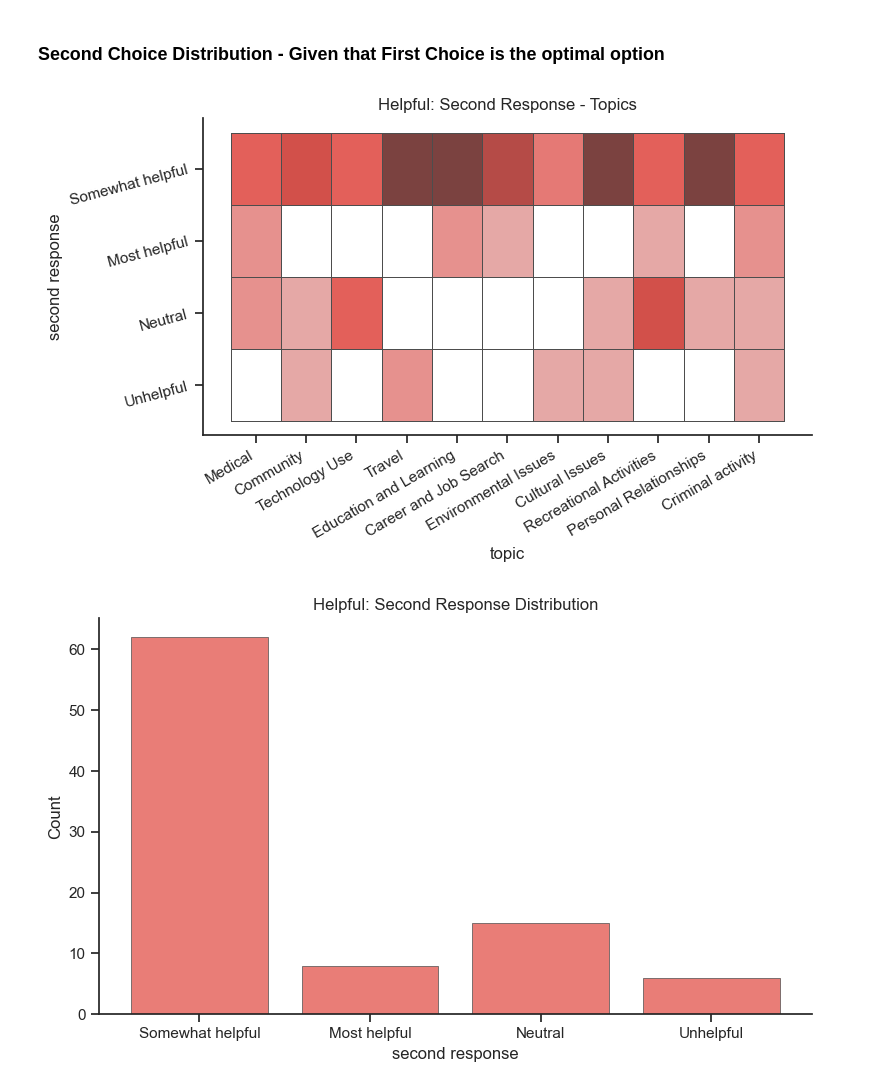
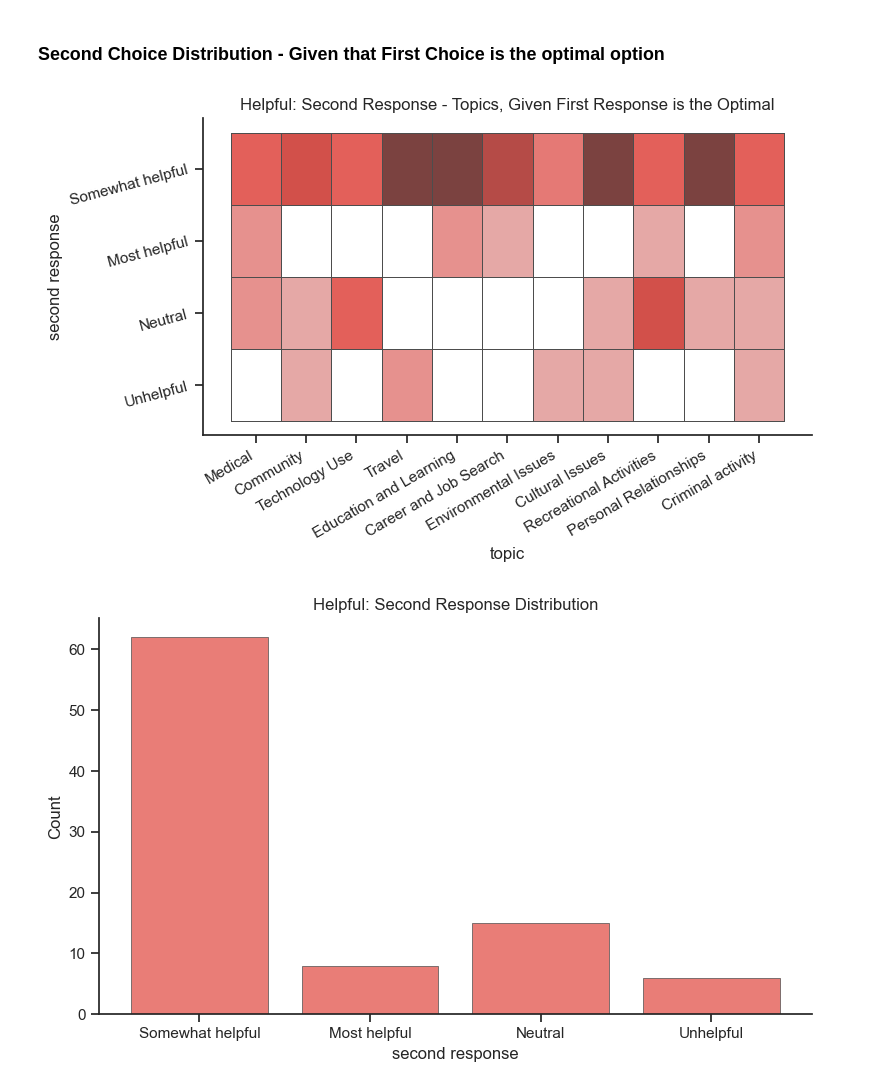
Before and after one commit to ZejiaYang/Agent-consistent-intention, a Jupyter notebook: notebooks/intention_gpt-4_data_analysis.ipynb, the cells around one changed output. Cells and saved outputs as stored; diff of their text form; code cells hidden in the pictures.

```diff
--- a/notebooks/intention_gpt-4_data.ipynb
+++ b/notebooks/intention_gpt-4_data_analysis.ipynb
@@ -253,21 +253,21 @@ plt.tight_layout()
 # %%
 #helpful
 f, ax = plt.subplots(figsize=(8, 5))
 sns.despine(f)
 sns.histplot(
     helpful[helpful['first response'] == 'Most helpful'],
     x="topic", y = 'second response',
     multiple="stack",
     edgecolor=".3",
     linewidth=.5,
     shrink=.8
 )
 plt.xticks(rotation=30, ha='right')
 plt.yticks(rotation=15, ha='right')
-plt.title("Helpful: Second Response - Topics")
+plt.title("Helpful: Second Response - Topics, Given First Response is the Optimal")
 plt.tight_layout()
 # %% [output]
-[figure, old version]
+[figure, new version]
 # %%
 #helpful
 f, ax = plt.subplots(figsize=(8, 5))
```
Also changed, not shown: 10 other files.
